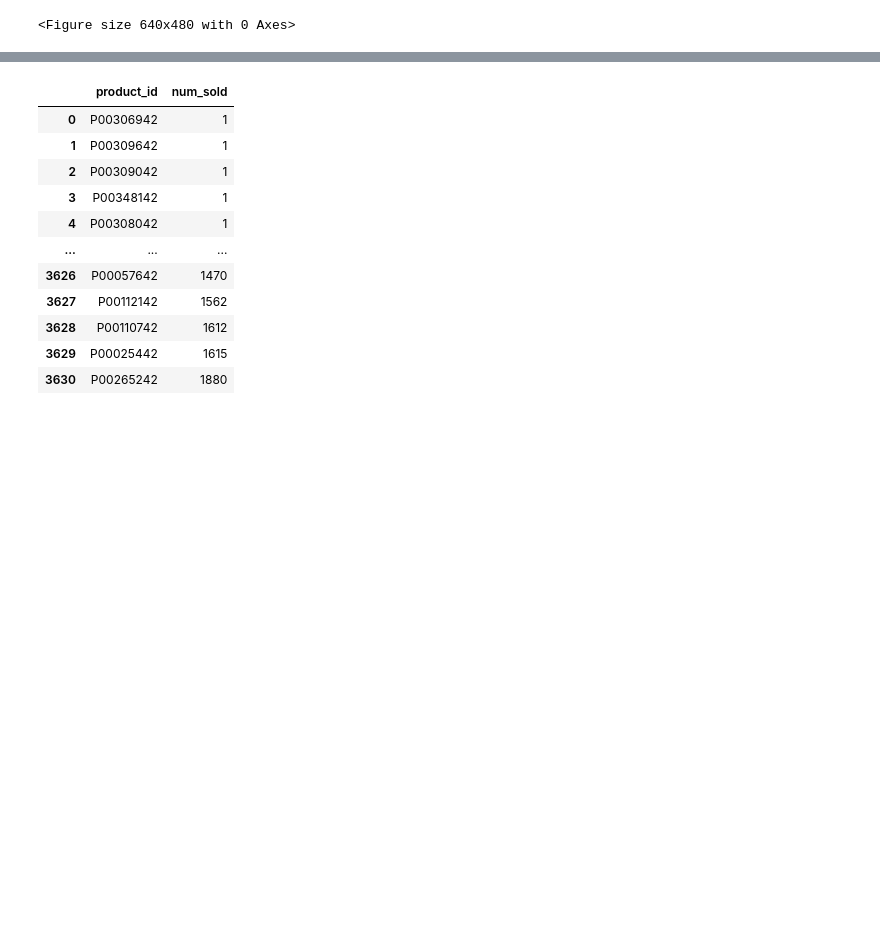
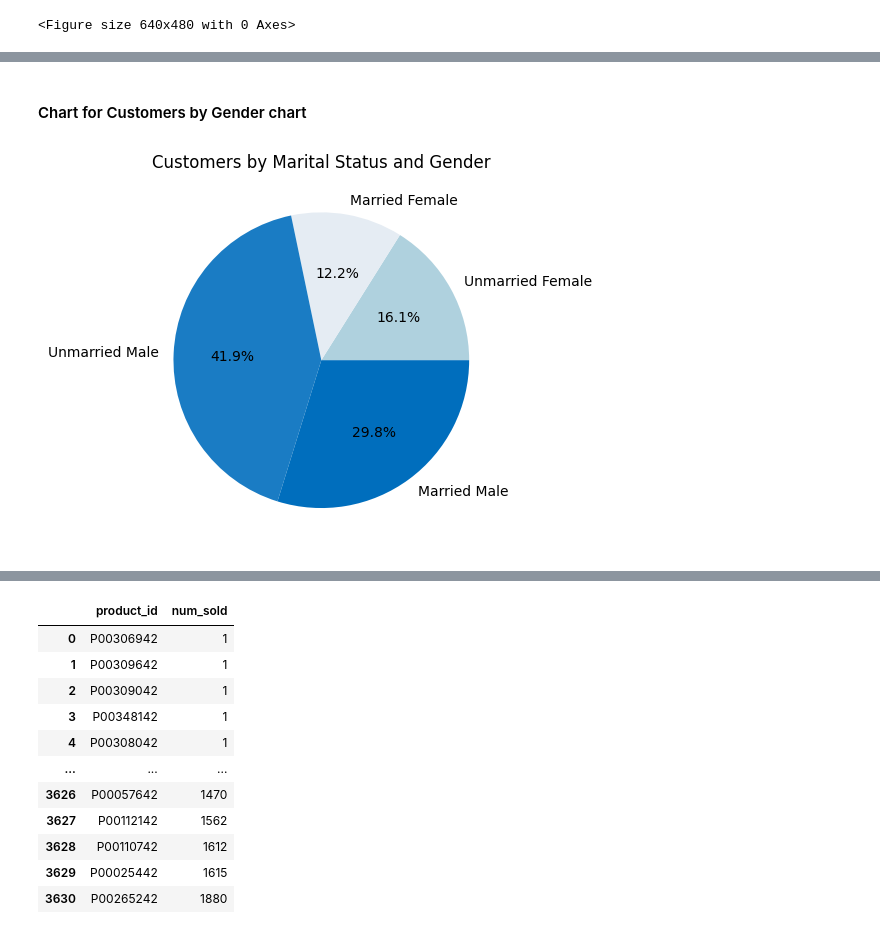
Before and after one commit to echimes/data-viz-assessment, a Jupyter notebook: walmart_datagh.ipynb, the cells around one changed output, grey strips where cells are left out. Cells and saved outputs as stored; diff of their text form; code cells hidden in the pictures; blank space fills up the shorter version.

```diff
--- a/walmart_datagh.ipynb
+++ b/walmart_datagh.ipynb
@@ -1638,0 +755,25 @@ bf_sales
+# %%
+# Group by gender and marital status, count
+marital_status_gender = (
+    user_data_items[['gender', 'marital_status']]
+    .groupby(['gender', 'marital_status'])
+    .size()
+    .reset_index(name='count')
+)
+
+# Relabel values
+marital_status_gender['gender'].replace({'F': 'Female'}, inplace=True)
+marital_status_gender['gender'].replace({'M': 'Male'}, inplace=True)
+
+marital_status_gender['marital_status'].replace({0: 'Unmarried'}, inplace=True)
+marital_status_gender['marital_status'].replace({1 : 'Married'}, inplace=True)
+
+# Create new column for labels
+
+marital_status_gender['label'] = (
+    marital_status_gender['marital_status'] + ' '
+      + marital_status_gender['gender'].astype(str)
+)
+
+
+marital_status_gender
@@ -1638,0 +786,13 @@ bf_sales
+# %% [markdown]
+#### Chart for Customers by Gender chart
+# %%
+# This chart matches the pie chart for percentages of male to female users
+
+plt.pie(marital_status_gender['count'], labels=marital_status_gender['label'],
+        autopct='%1.1f%%',
+        colors=(kcblue3lite, kcbgcolor, '#1a7cc4', kcblue2 ));
+
+plt.title('Customers by Marital Status and Gender');
+plt.savefig('results/marital_gender_users_pie_2.png')
+# %% [output]
+[figure, added]
```
Also changed, not shown: parts of 285 cells of this notebook, 12 other files.
